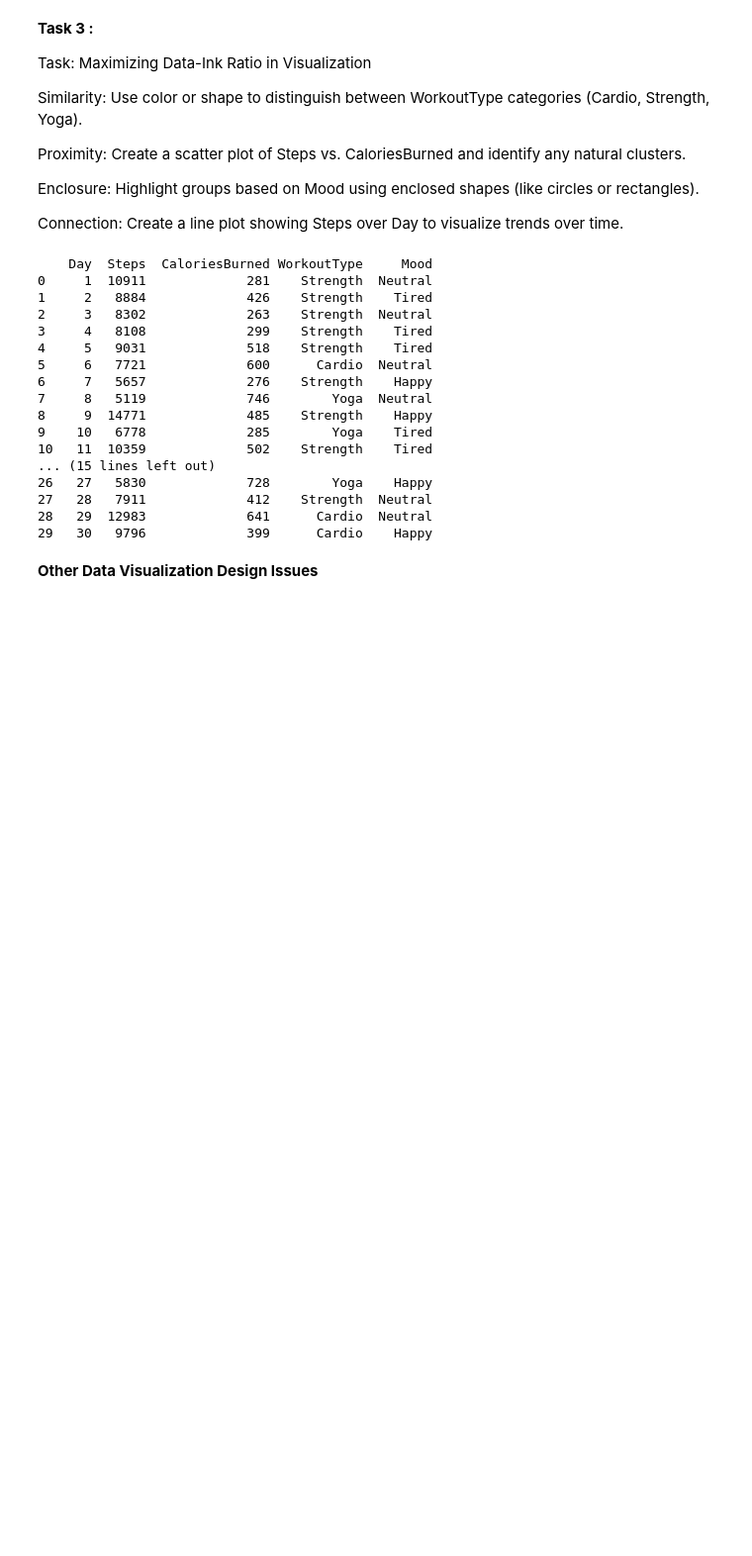
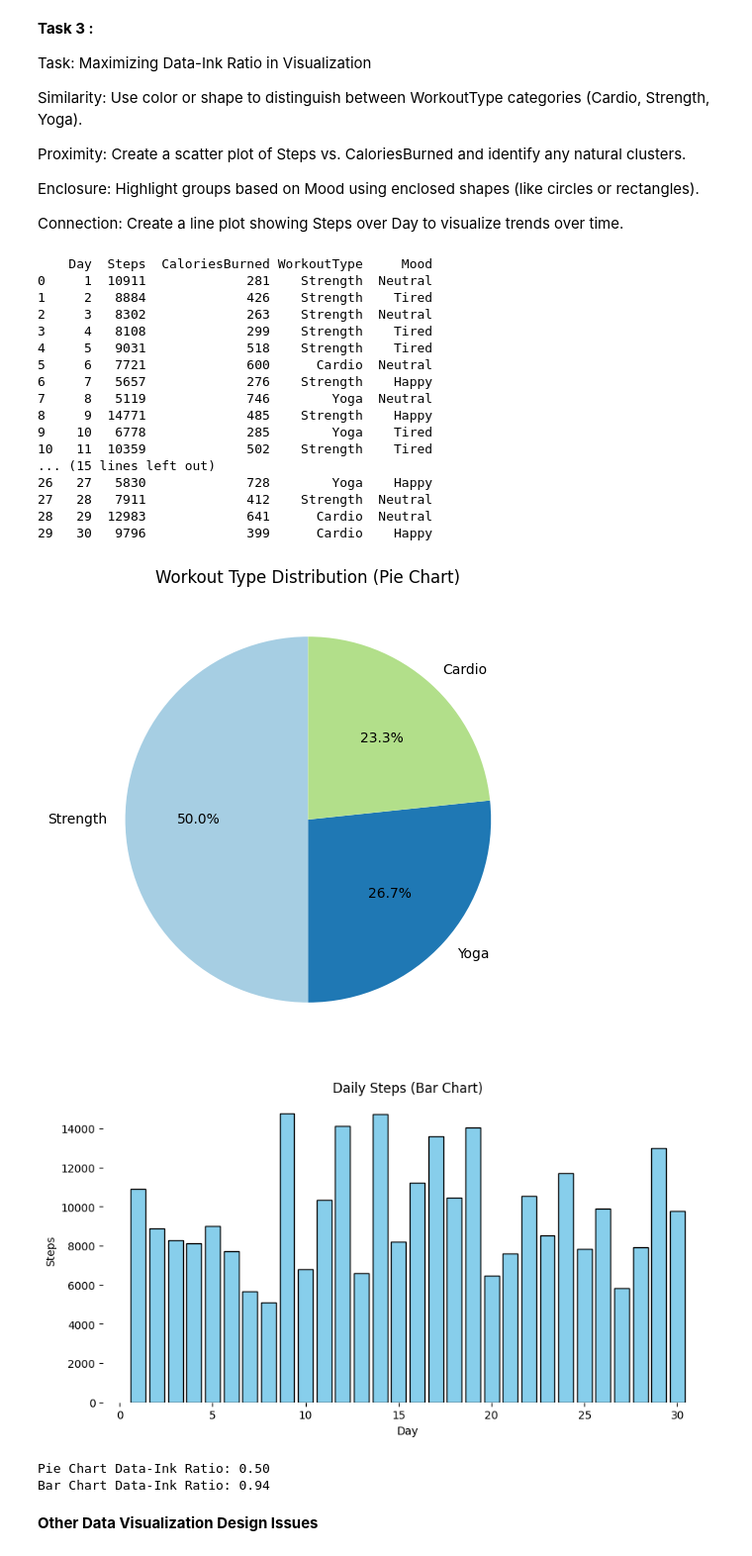
Before and after one commit to ClarkCenteno/VISUALIZATIONS_AND_DATA_ANALYSIS, a Jupyter notebook: hands_on_activity_6_data_visualization_and_design.ipynb, the cells around one changed output. Shown at 99% size. Drawn from its saved outputs; the diff is of its cells as text; code cells hidden in the pictures; blank space fills up the shorter version.

```diff
--- a/hands_on_activity_6_data_visualization_and_design.ipynb
+++ b/hands_on_activity_6_data_visualization_and_design.ipynb
@@ -439,3 +494,43 @@ print(fitness_data)
+# %%
+import matplotlib.pyplot as plt
+import pandas as pd
+import numpy as np
+
+np.random.seed(404)
+fitness_data = pd.DataFrame({
+    'Day': np.arange(1, 31),
+    'Steps': np.random.randint(3000, 15000, 30),
+    'CaloriesBurned': np.random.randint(200, 800, 30),
+    'WorkoutType': np.random.choice(['Cardio', 'Strength', 'Yoga'], 30),
+    'Mood': np.random.choice(['Happy', 'Neutral', 'Tired'], 30)
+})
+
+workout_type_counts = fitness_data['WorkoutType'].value_counts()
+plt.figure(figsize=(6, 6))
+plt.pie(workout_type_counts, labels=workout_type_counts.index,
+        autopct='%1.1f%%', startangle=90, colors=plt.cm.Paired.colors)
+plt.title('Workout Type Distribution (Pie Chart)')
+plt.show()
+
+plt.figure(figsize=(10, 5))
+plt.bar(fitness_data['Day'], fitness_data['Steps'], color="skyblue", edgecolor="black")
+plt.title('Daily Steps (Bar Chart)')
+plt.xlabel('Day')
+plt.ylabel('Steps')
+plt.box(False)
+plt.grid(False)
+plt.show()
+
+pie_chart_data_ink = len(workout_type_counts) / (len(workout_type_counts) + 3)
+bar_chart_data_ink = len(fitness_data) / (len(fitness_data) + 2)
+
+print(f"Pie Chart Data-Ink Ratio: {pie_chart_data_ink:.2f}")
+print(f"Bar Chart Data-Ink Ratio: {bar_chart_data_ink:.2f}")
+# %% [output]
+[figure, added]
+[figure, added]
+Pie Chart Data-Ink Ratio: 0.50
+Bar Chart Data-Ink Ratio: 0.94
 # %% [markdown]
 **Other Data Visualization Design Issues**
 # %% [markdown]
```
Also changed, not shown: parts of 9 cells of this notebook.
